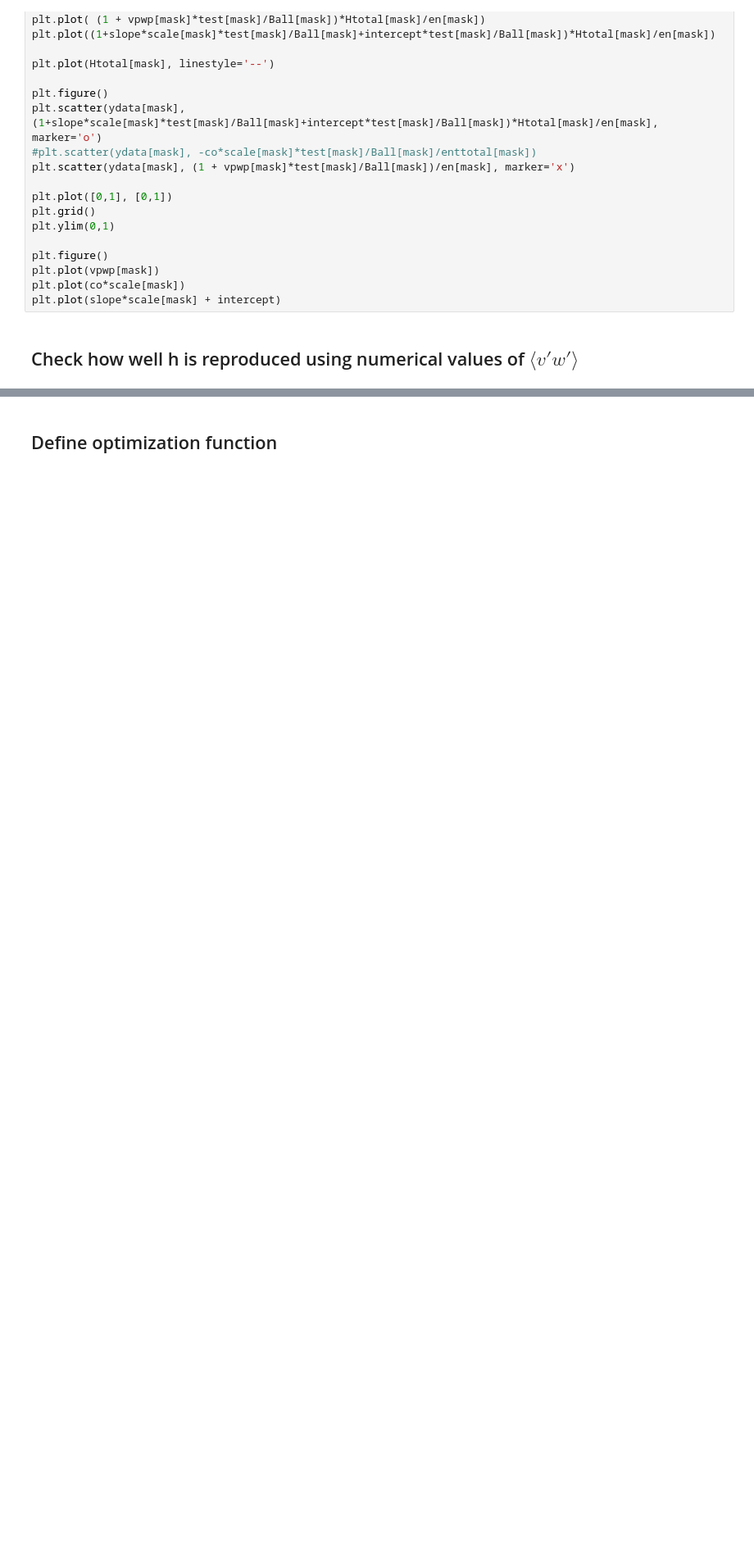
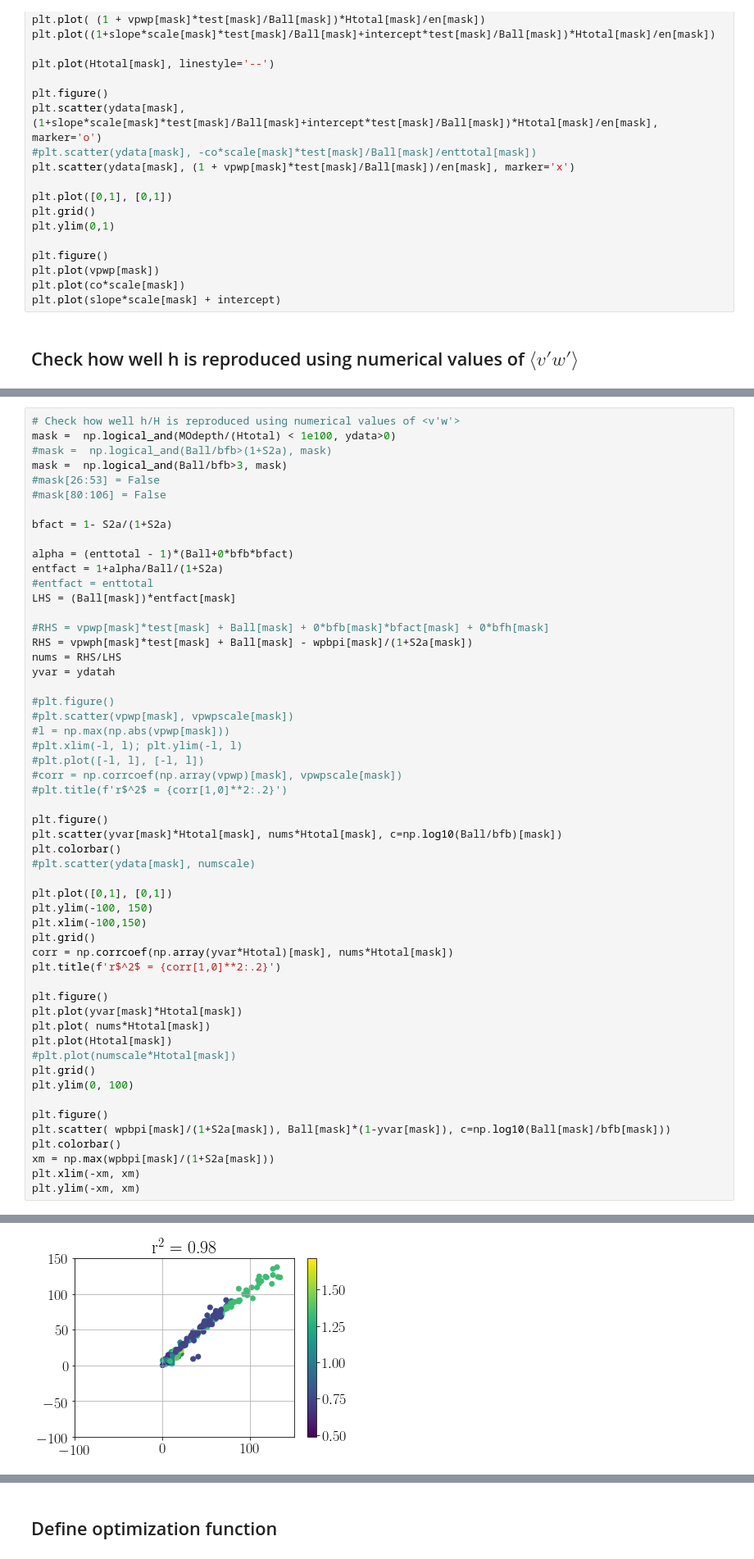
Before and after one commit to wenegrat/SI_ON_A_SLOPE, a Jupyter notebook: FitConvCoeff.ipynb, the cells around one changed output, grey strips where cells are left out. Shown at 82% size. Saved outputs shown, nothing was run; the diff lists cells and outputs as text; blank space fills up the shorter version.

```diff
--- a/FitConvCoeff.ipynb
+++ b/FitConvCoeff.ipynb
@@ -323,0 +391,55 @@ plt.ylim(0, 100)
+# %%
+# Check how well h/H is reproduced using numerical values of <v'w'>
+mask =  np.logical_and(MOdepth/(Htotal) < 1e100, ydata>0)
+#mask =  np.logical_and(Ball/bfb>(1+S2a), mask)
+mask =  np.logical_and(Ball/bfb>3, mask)
+#mask[26:53] = False
+#mask[80:106] = False
+
+bfact = 1- S2a/(1+S2a)
+
+alpha = (enttotal - 1)*(Ball+0*bfb*bfact)
+entfact = 1+alpha/Ball/(1+S2a)
+#entfact = enttotal
+LHS = (Ball[mask])*entfact[mask]
+
+#RHS = vpwp[mask]*test[mask] + Ball[mask] + 0*bfb[mask]*bfact[mask] + 0*bfh[mask]
+RHS = vpwph[mask]*test[mask] + Ball[mask] - wpbpi[mask]/(1+S2a[mask])
+nums = RHS/LHS
+yvar = ydatah
+
+#plt.figure()
+#plt.scatter(vpwp[mask], vpwpscale[mask])
+#l = np.max(np.abs(vpwp[mask]))
+#plt.xlim(-l, l); plt.ylim(-l, l)
+#plt.plot([-l, l], [-l, l])
+#corr = np.corrcoef(np.array(vpwp)[mask], vpwpscale[mask])
+#plt.title(f'r$^2$ = {corr[1,0]**2:.2}')
+
+plt.figure()
+plt.scatter(yvar[mask]*Htotal[mask], nums*Htotal[mask], c=np.log10(Ball/bfb)[mask])
+plt.colorbar()
+#plt.scatter(ydata[mask], numscale)
+
+plt.plot([0,1], [0,1])
+plt.ylim(-100, 150)
+plt.xlim(-100,150)
+plt.grid()
+corr = np.corrcoef(np.array(yvar*Htotal)[mask], nums*Htotal[mask])
+plt.title(f'r$^2$ = {corr[1,0]**2:.2}')
+
+plt.figure()
+plt.plot(yvar[mask]*Htotal[mask])
+plt.plot( nums*Htotal[mask])
+plt.plot(Htotal[mask])
+#plt.plot(numscale*Htotal[mask])
+plt.grid()
+plt.ylim(0, 100)
+
+plt.figure()
+plt.scatter( wpbpi[mask]/(1+S2a[mask]), Ball[mask]*(1-yvar[mask]), c=np.log10(Ball[mask]/bfb[mask]))
+plt.colorbar()
+xm = np.max(wpbpi[mask]/(1+S2a[mask]))
+plt.xlim(-xm, xm)
+plt.ylim(-xm, xm)
+# %% [output]
@@ -323,0 +447 @@ plt.ylim(0, 100)
+[figure, added]
```
Also changed, not shown: parts of 42 cells of this notebook, 7 other files.
